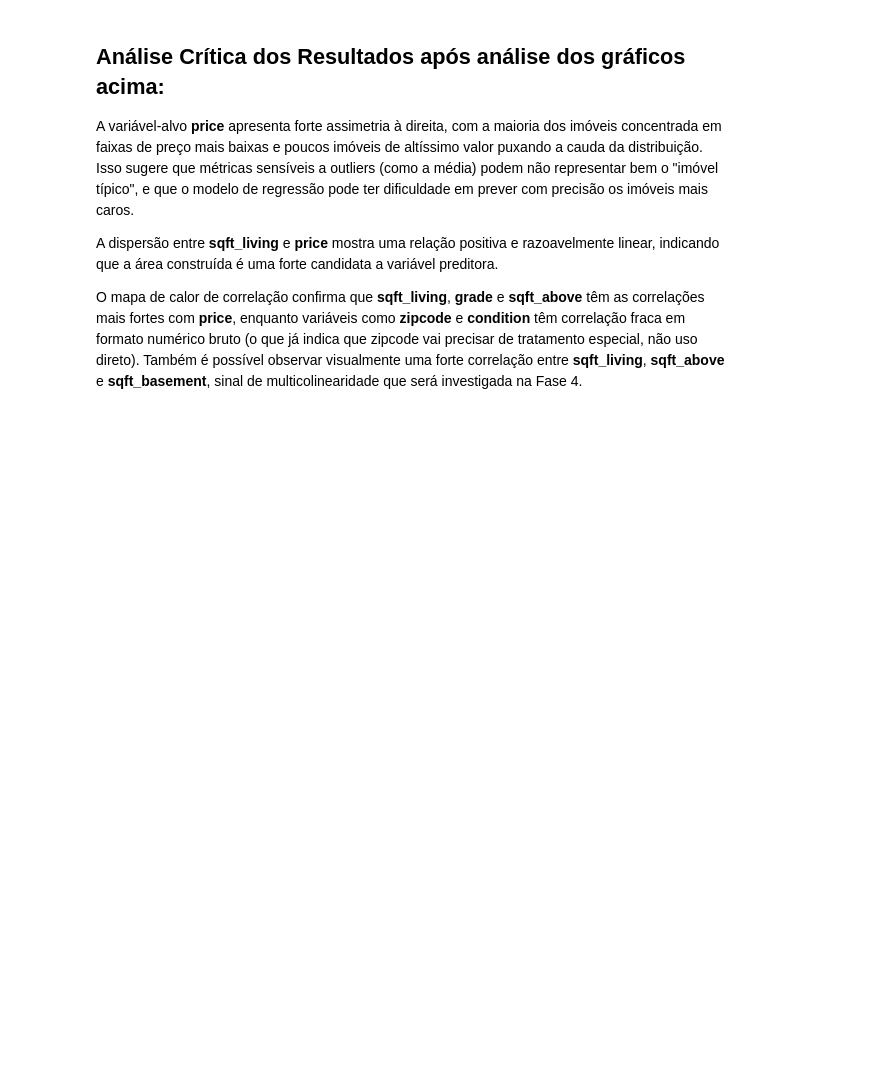
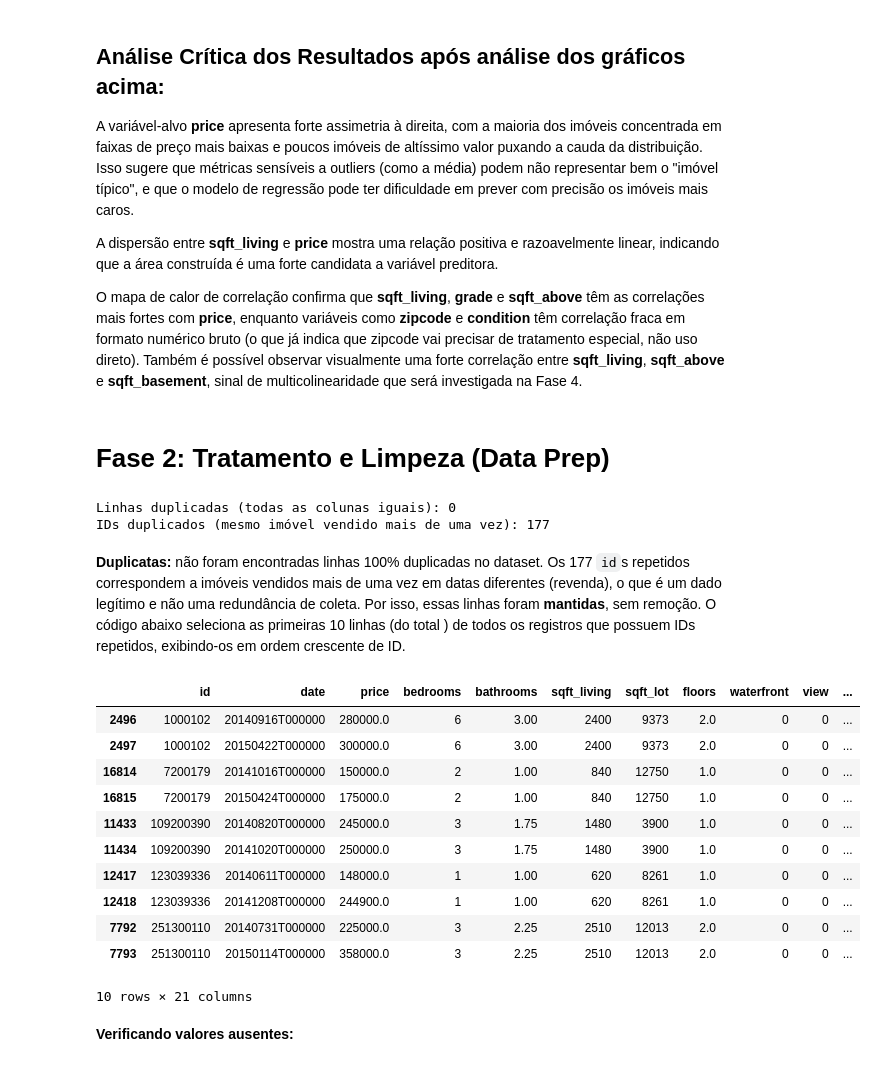
Before and after one commit to lindomarandradegertrudes/kc-house-precificacao, a Jupyter notebook: notebooks/projeto_precificacao.ipynb, the cells around one changed output. Saved outputs shown, nothing was run; the diff lists cells and outputs as text; code cells hidden in the pictures; blank space fills up the shorter version.

```diff
--- a/notebooks/projeto_precificacao.ipynb
+++ b/notebooks/projeto_precificacao.ipynb
@@ -128,3 +107,33 @@ como **zipcode** e **condition** têm correlação fraca em formato numérico br
 direto). Também é possível observar visualmente uma forte correlação entre
 **sqft_living**, **sqft_above** e **sqft_basement**, sinal de multicolinearidade
 que será investigada na Fase 4.
+# %% [markdown]
+# Fase 2: Tratamento e Limpeza (Data Prep)
+# %%
+print("Linhas duplicadas (todas as colunas iguais):", df.duplicated().sum())
+print("IDs duplicados (mesmo imóvel vendido mais de uma vez):", df["id"].duplicated().sum())
+# %% [output]
+Linhas duplicadas (todas as colunas iguais): 0
+IDs duplicados (mesmo imóvel vendido mais de uma vez): 177
+# %% [markdown]
+**Duplicatas:** não foram encontradas linhas 100% duplicadas no dataset.
+Os 177 `id`s repetidos correspondem a imóveis vendidos mais de uma vez em
+datas diferentes (revenda), o que é um dado legítimo e não uma redundância
+de coleta. Por isso, essas linhas foram **mantidas**, sem remoção. O código abaixo seleciona as primeiras 10 linhas (do total ) de todos os registros que possuem IDs repetidos, exibindo-os em ordem crescente de ID.
+# %%
+df[df["id"].duplicated(keep=False)].sort_values("id").head(10)
+# %% [output]
+|  | id | date | price | bedrooms | bathrooms | sqft_living | sqft_lot | floors | waterfront | view | ... |
+| 2496 | 1000102 | 20140916T000000 | 280000.0 | 6 | 3.00 | 2400 | 9373 | 2.0 | 0 | 0 | ... |
+| 2497 | 1000102 | 20150422T000000 | 300000.0 | 6 | 3.00 | 2400 | 9373 | 2.0 | 0 | 0 | ... |
+| 16814 | 7200179 | 20141016T000000 | 150000.0 | 2 | 1.00 | 840 | 12750 | 1.0 | 0 | 0 | ... |
+| 16815 | 7200179 | 20150424T000000 | 175000.0 | 2 | 1.00 | 840 | 12750 | 1.0 | 0 | 0 | ... |
+| 11433 | 109200390 | 20140820T000000 | 245000.0 | 3 | 1.75 | 1480 | 3900 | 1.0 | 0 | 0 | ... |
+| 11434 | 109200390 | 20141020T000000 | 250000.0 | 3 | 1.75 | 1480 | 3900 | 1.0 | 0 | 0 | ... |
+| 12417 | 123039336 | 20140611T000000 | 148000.0 | 1 | 1.00 | 620 | 8261 | 1.0 | 0 | 0 | ... |
+| 12418 | 123039336 | 20141208T000000 | 244900.0 | 1 | 1.00 | 620 | 8261 | 1.0 | 0 | 0 | ... |
+| 7792 | 251300110 | 20140731T000000 | 225000.0 | 3 | 2.25 | 2510 | 12013 | 2.0 | 0 | 0 | ... |
+| 7793 | 251300110 | 20150114T000000 | 358000.0 | 3 | 2.25 | 2510 | 12013 | 2.0 | 0 | 0 | ... |
+10 rows × 21 columns
+# %% [markdown]
+**Verificando valores ausentes:**
```
Also changed, not shown: parts of 12 cells of this notebook, 1 other file.
